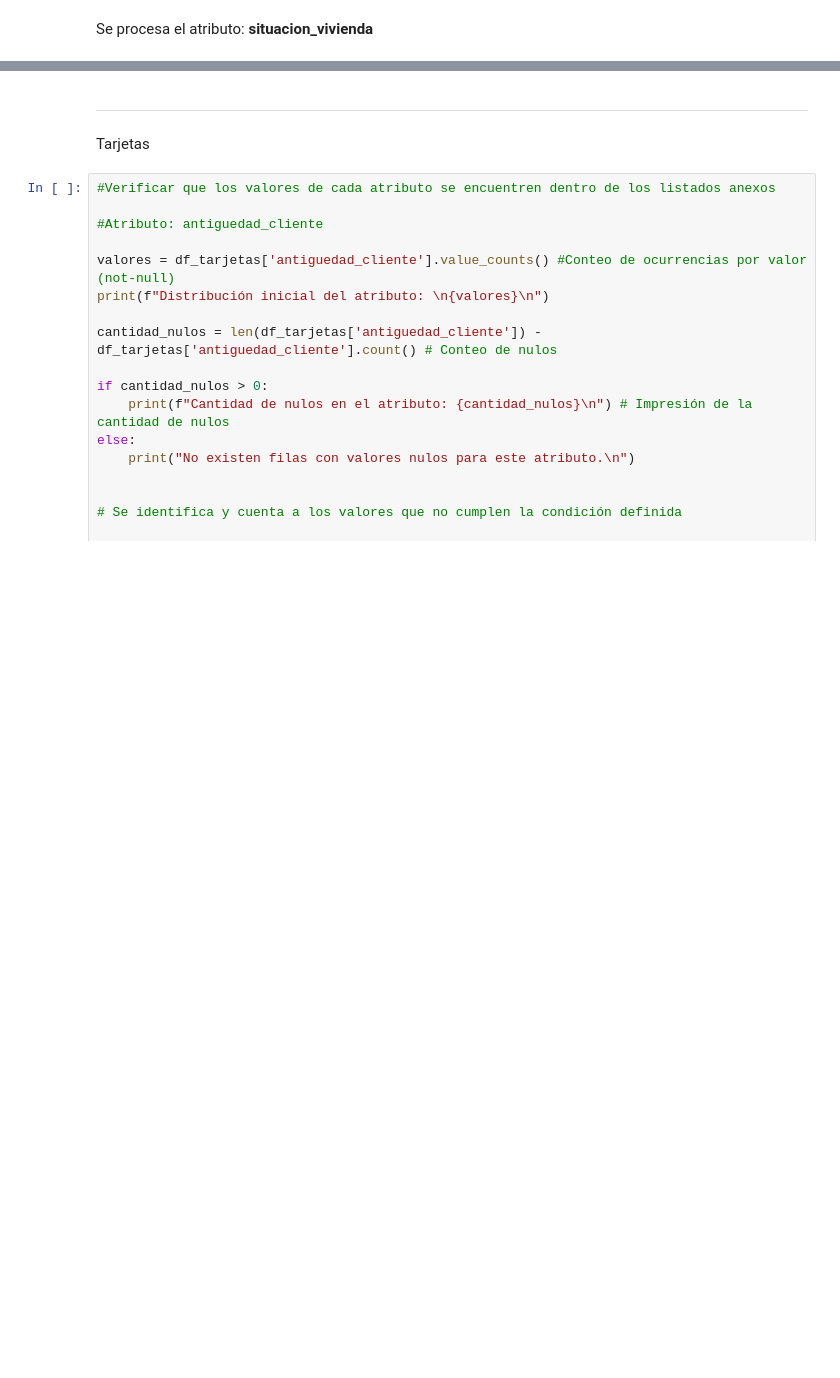
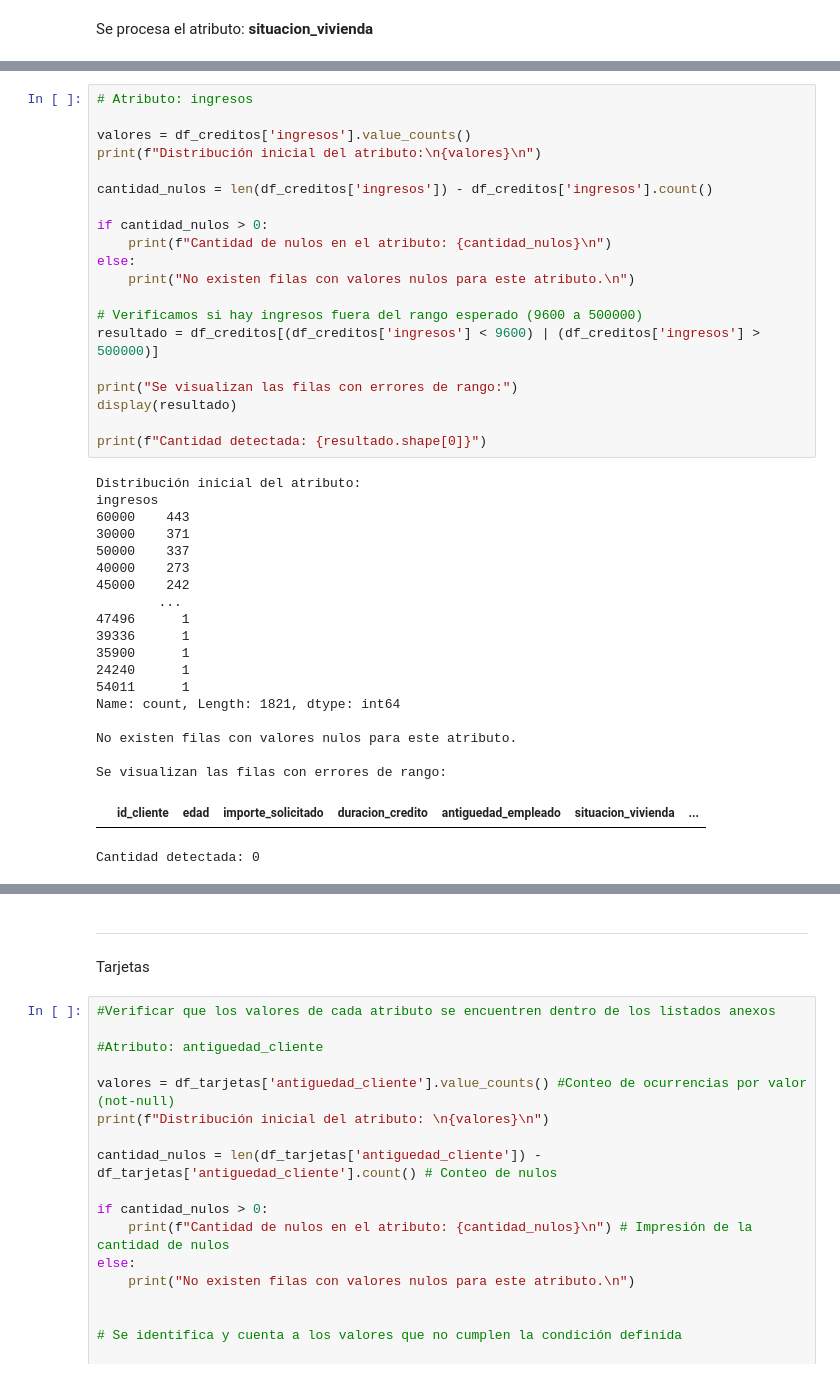
Before and after one commit to LuisMiguelPlasencia/AP1-LuisMiguelPlasencia, a Jupyter notebook: notebooks/CD03-Verificacion-calidad.ipynb, the cells around one changed output, grey strips where cells are left out. Drawn from its saved outputs; the diff is of its cells as text; blank space fills up the shorter version.

```diff
--- a/notebooks/CD03-Verificacion-calidad.ipynb
+++ b/notebooks/CD03-Verificacion-calidad.ipynb
@@ -326,0 +481,41 @@ print(f"Cantidad detectada: {resultado.shape[0]}")
+# %%
+# Atributo: ingresos
+
+valores = df_creditos['ingresos'].value_counts()
+print(f"Distribución inicial del atributo:\n{valores}\n")
+
+cantidad_nulos = len(df_creditos['ingresos']) - df_creditos['ingresos'].count()
+
+if cantidad_nulos > 0:
+    print(f"Cantidad de nulos en el atributo: {cantidad_nulos}\n")
+else:
+    print("No existen filas con valores nulos para este atributo.\n")
+
+# Verificamos si hay ingresos fuera del rango esperado (9600 a 500000)
+resultado = df_creditos[(df_creditos['ingresos'] < 9600) | (df_creditos['ingresos'] > 500000)]
+
+print("Se visualizan las filas con errores de rango:")
+display(resultado)
+
+print(f"Cantidad detectada: {resultado.shape[0]}")
+# %% [output]
+Distribución inicial del atributo:
+ingresos
+60000    443
+30000    371
+50000    337
+40000    273
+45000    242
+        ...
+47496      1
+39336      1
+35900      1
+24240      1
+54011      1
+Name: count, Length: 1821, dtype: int64
+
+No existen filas con valores nulos para este atributo.
+
+Se visualizan las filas con errores de rango:
+|  | id_cliente | edad | importe_solicitado | duracion_credito | antiguedad_empleado | situacion_vivienda | ... |
+Cantidad detectada: 0
```
Also changed, not shown: parts of 34 cells of this notebook, 3 other files.
